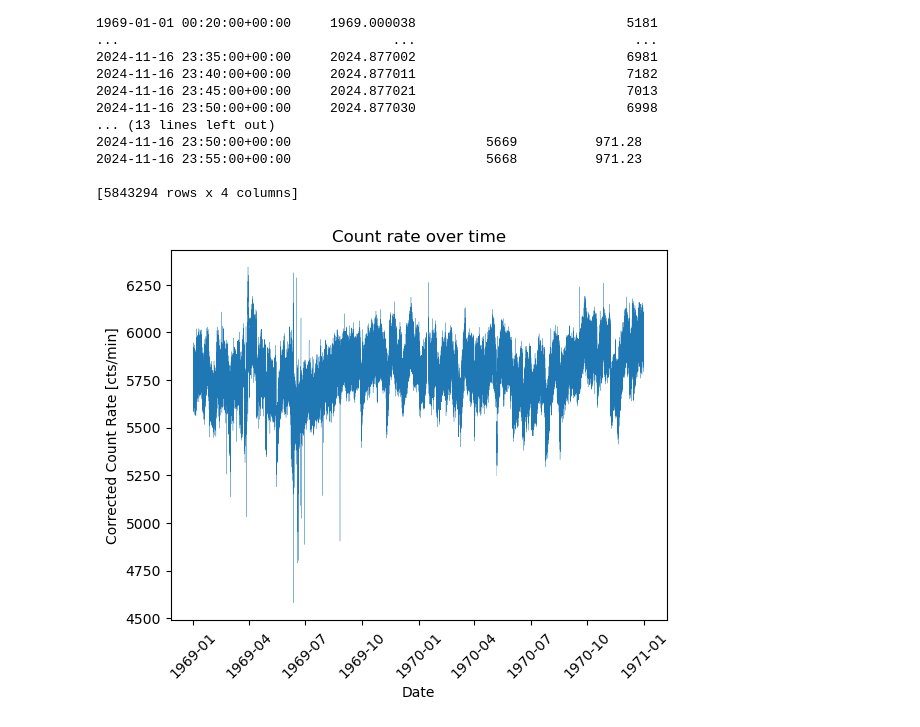
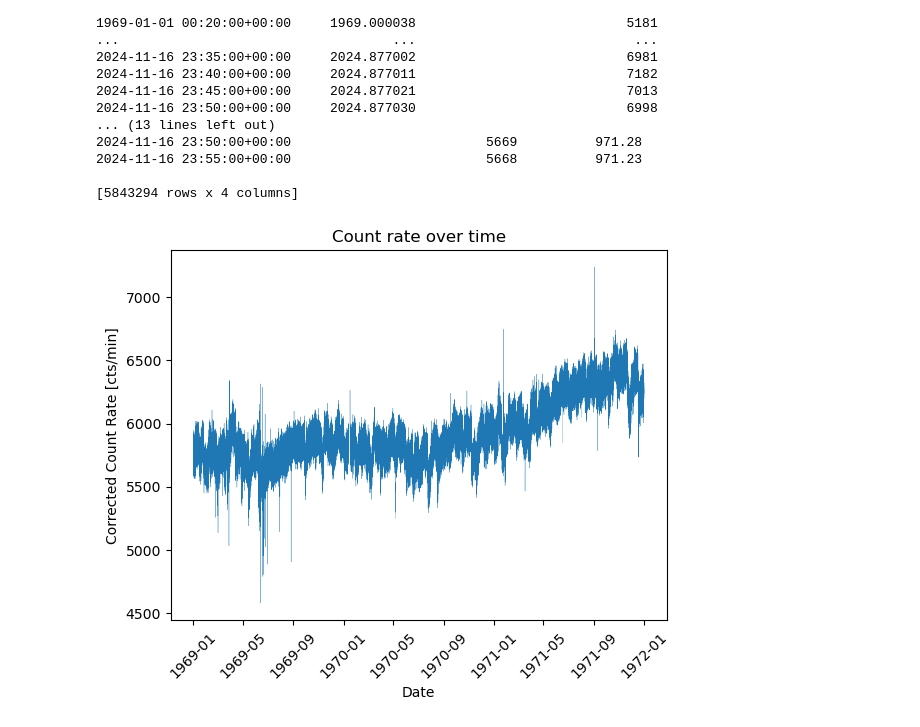
Before and after one commit to JamesGebala/High-energy-cosmic-rays-The-journey-from-supernovae-to-Earth, a Jupyter notebook: personal project plot.ipynb, the cells around one changed output. Saved outputs shown, nothing was run; the diff lists cells and outputs as text; code cells hidden in the pictures.

```diff
--- a/personal project plot.ipynb
+++ b/personal project plot.ipynb
@@ -103,15 +108,15 @@ Timestamp
 [5843294 rows x 4 columns]
 # %%
 sp = '1969-01-01 00:00:00'
-ep = '1971-01-01 00:00:00'
+ep = '1972-01-01 00:00:00'
 df_plot = data_1.loc[sp:ep]
 plt.plot(df_plot.index, df_plot['CorrectedCountRate[cts/min]'].replace(0, np.nan),linewidth=0.2)
 plt.xlabel('Date')
 plt.xticks(rotation=45)
 plt.ylabel('Corrected Count Rate [cts/min]')
 plt.title('Count rate over time')
 plt.savefig('Count rate graph 1969-01-01 to 1970-01-01 5 minute intervals')
 # %% [output]
-[figure, old version]
+[figure, new version]
 # %%
 y=data_1['CorrectedCountRate[cts/min]'].replace(0, np.nan)
```
Also changed, not shown: parts of 8 cells of this notebook.
